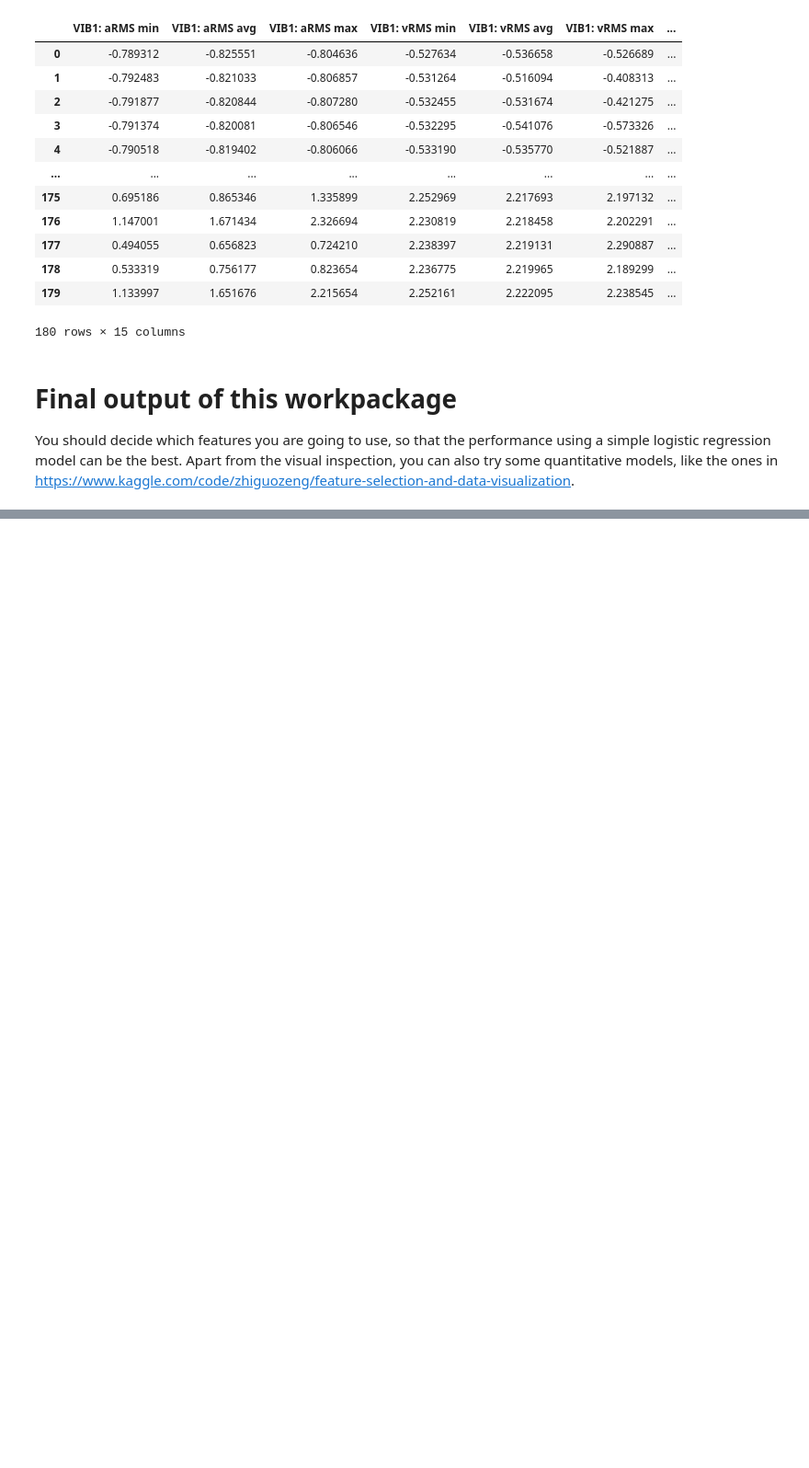
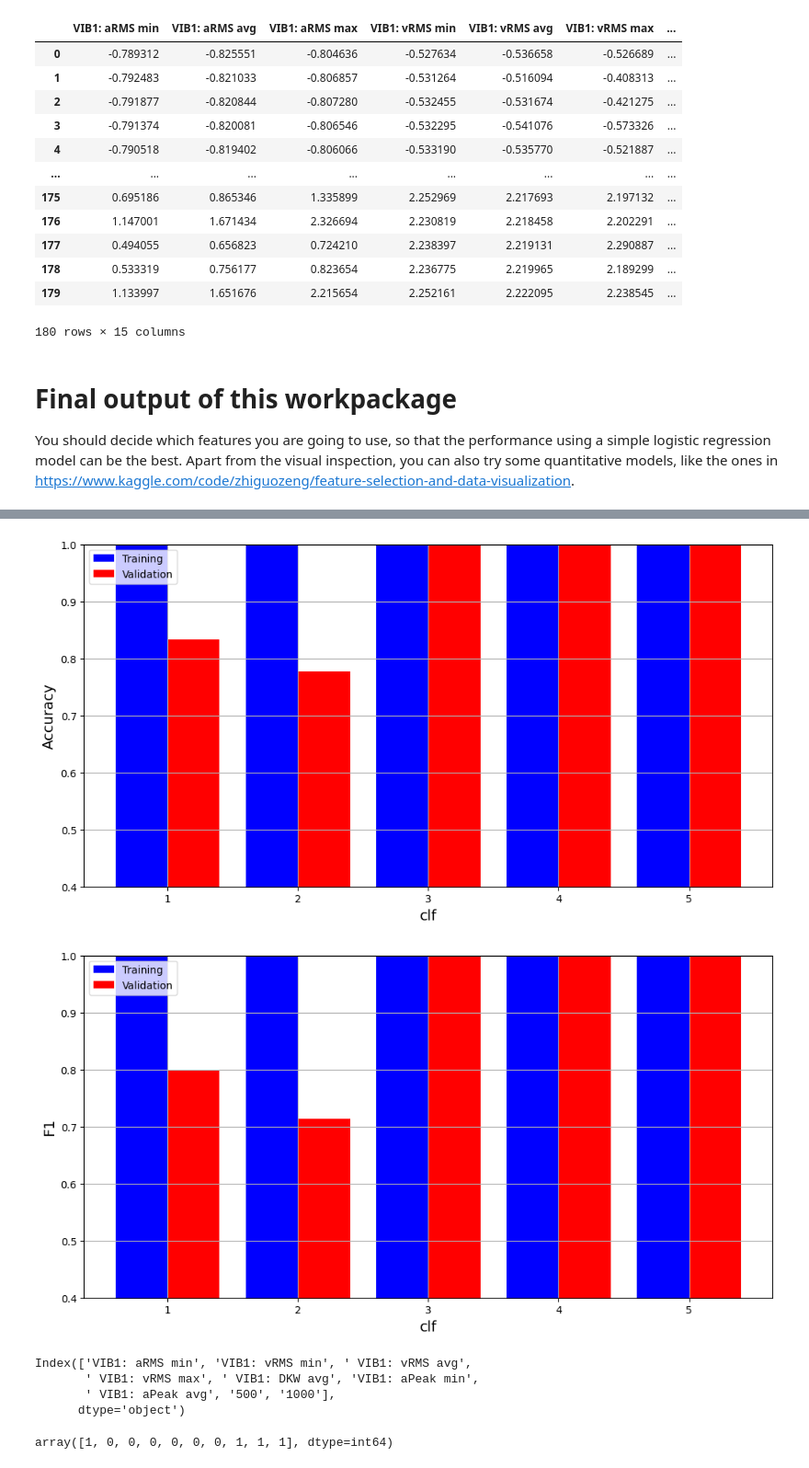
Before and after one commit to nizar139/SiemensProject_MaintenanceIndustrie, a Jupyter notebook: WP1_Feature Engineering - Student.ipynb, the cells around one changed output, grey strips where cells are left out. Shown at 92% size. Drawn from its saved outputs; the diff is of its cells as text; code cells hidden in the pictures; blank space fills up the shorter version.

```diff
--- a/WP1_Feature Engineering - Student.ipynb
+++ b/WP1_Feature Engineering - Student.ipynb
@@ -365,0 +383,4 @@ F1 is:  0.84
+# %%
+X = X_backup.copy(deep=True)
+X = X.iloc[:, id_to_keep]
+X
@@ -365,0 +471,72 @@ F1 is:  0.84
+# %%
+# Grouped Bar Chart for both training and validation data
+def plot_result(x_label, y_label, plot_title, train_data, val_data):
+        '''Function to plot a grouped bar chart showing the training and validation
+          results of the ML model in each fold after applying K-fold cross-validation.
+         Parameters
+         ----------
+         x_label: str,
+            Name of the algorithm used for training e.g 'Decision Tree'
+
+         y_label: str,
+            Name of metric being visualized e.g 'Accuracy'
+         plot_title: str,
+            This is the title of the plot e.g 'Accuracy Plot'
+
+         train_result: list, array
+            This is the list containing either training precision, accuracy, or f1 score.
+
+         val_result: list, array
+            This is the list containing either validation precision, accuracy, or f1 score.
+         Returns
+         -------
+         The function returns a Grouped Barchart showing the training and validation result
+         in each fold.
+        '''
+
+        # Set size of plot
+        plt.figure(figsize=(12,6))
+        labels = np.arange(len(train_data))+1
+        X_axis = np.arange(len(train_data))
+        ax = plt.gca()
+        plt.ylim(0.40000, 1)
+        plt.bar(X_axis-0.2, train_data, 0.4, color='blue', label='Training')
+        plt.bar(X_axis+0.2, val_data, 0.4, color='red', label='Validation')
+        plt.xticks(X_axis, labels)
+        plt.xlabel(x_label, fontsize=14)
+        plt.ylabel(y_label, fontsize=14)
+        plt.legend()
+        plt.grid(True)
+        plt.show()
+
+
+plot_result('clf',
+            "Accuracy",
+            "Accuracy scores in 5 Folds",
+            cv_scores["Training Accuracy scores"],
+            cv_scores["Validation Accuracy scores"])
+
+plot_result('clf',
+            "F1",
+            "F1 scores in 5 Folds",
+            cv_scores["Training F1 scores"],
+            cv_scores["Validation F1 scores"])
+# %% [output]
+[figure, added]
+[figure, added]
+# %%
+def read_test_data(page):
+    filename = 'Testing.xlsx'
+    df = pd.read_excel(filename, sheet_name=page, usecols='A:M', header=0, nrows=20)
+    return df
+
+df_test = read_test_data(0)
+X_test = preprocess(df_test, scaler, X)
+X_test
+clf.predict(X_test)
+# %% [output]
+Index(['VIB1: aRMS min', 'VIB1: vRMS min', ' VIB1: vRMS avg',
+       ' VIB1: vRMS max', ' VIB1: DKW avg', 'VIB1: aPeak min',
+       ' VIB1: aPeak avg', '500', '1000'],
+      dtype='object')
+array([1, 0, 0, 0, 0, 0, 0, 1, 1, 1], dtype=int64)
```
Also changed, not shown: parts of 7 cells of this notebook, 4 other files.
